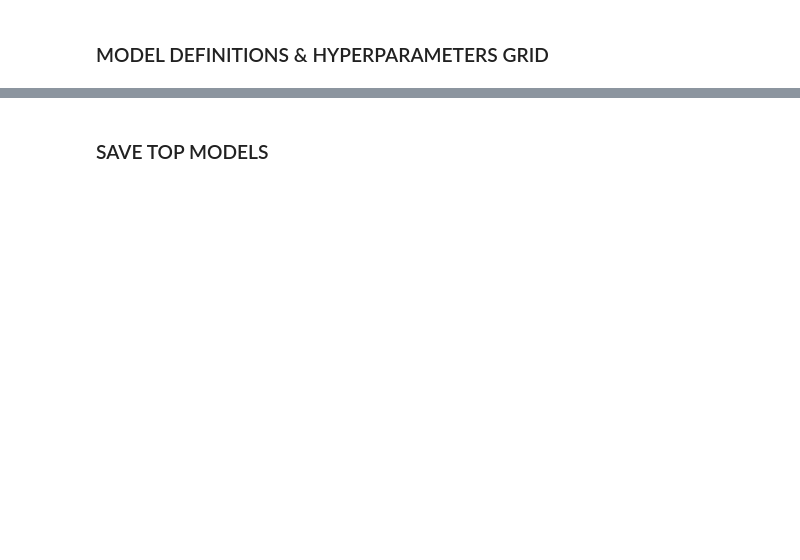
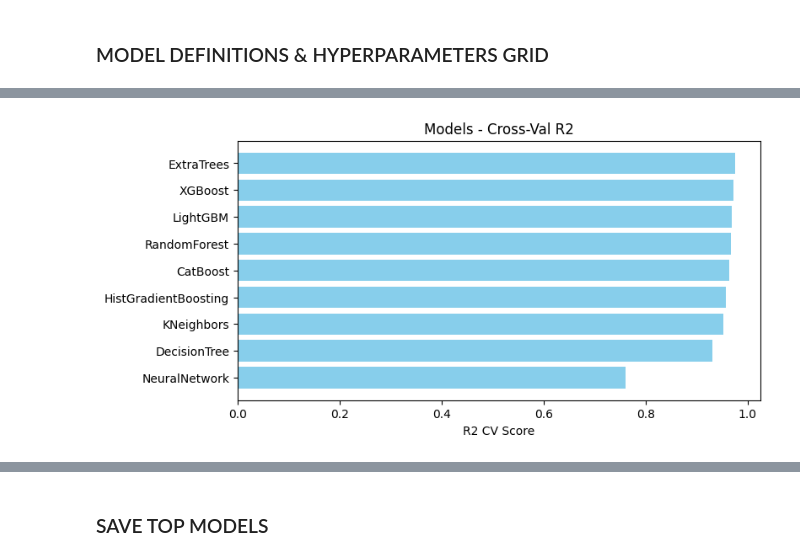
Before and after one commit to MegaKruk/uhi-ai-challenge-2025, a Jupyter notebook: UHI_Model.ipynb, the cells around one changed output, grey strips where cells are left out. Drawn from its saved outputs; the diff is of its cells as text; code cells hidden in the pictures; blank space fills up the shorter version.

```diff
--- a/UHI_Model.ipynb
+++ b/UHI_Model.ipynb
@@ -1458,0 +2004,31 @@ Saved output/submission_v21_tweak_3model-2.csv
+# %%
+results = []
+models_and_params = define_models_and_params()
+
+for model_name, (model, param_grid, n_iter) in models_and_params.items():
+    print(f"\n=== Searching {model_name} ===")
+
+    search = RandomizedSearchCV(
+        estimator=model,
+        param_distributions=param_grid,
+        n_iter=n_iter,
+        cv=list(skf.split(X_scaled_clean, y_bins_clean)),
+        scoring="r2",
+        random_state=RANDOM_SEED,
+        n_jobs=-1,
+        verbose=3
+    )
+    search.fit(X_scaled_clean, y_clean)
+
+    best_estimator = search.best_estimator_
+    best_score = search.best_score_
+    best_params = search.best_params_
+
+    results.append({
+        "Model": model_name,
+        "Best Estimator": best_estimator,
+        "Best Score (CV)": best_score,
+        "Best Params": best_params
+    })
+
+results_df = pd.DataFrame(results).sort_values(by="Best Score (CV)", ascending=False)
@@ -1458,0 +2077,10 @@ Saved output/submission_v21_tweak_3model-2.csv
+# %%
+if SHOW_PLOTS:
+    plt.figure(figsize=(8,4))
+    plt.barh(results_df["Model"], results_df["Best Score (CV)"], color='skyblue')
+    plt.gca().invert_yaxis()
+    plt.xlabel("R2 CV Score")
+    plt.title("Models - Cross-Val R2")
+    plt.show()
+# %% [output]
+[figure, added]
```
Also changed, not shown: parts of 82 cells of this notebook.
